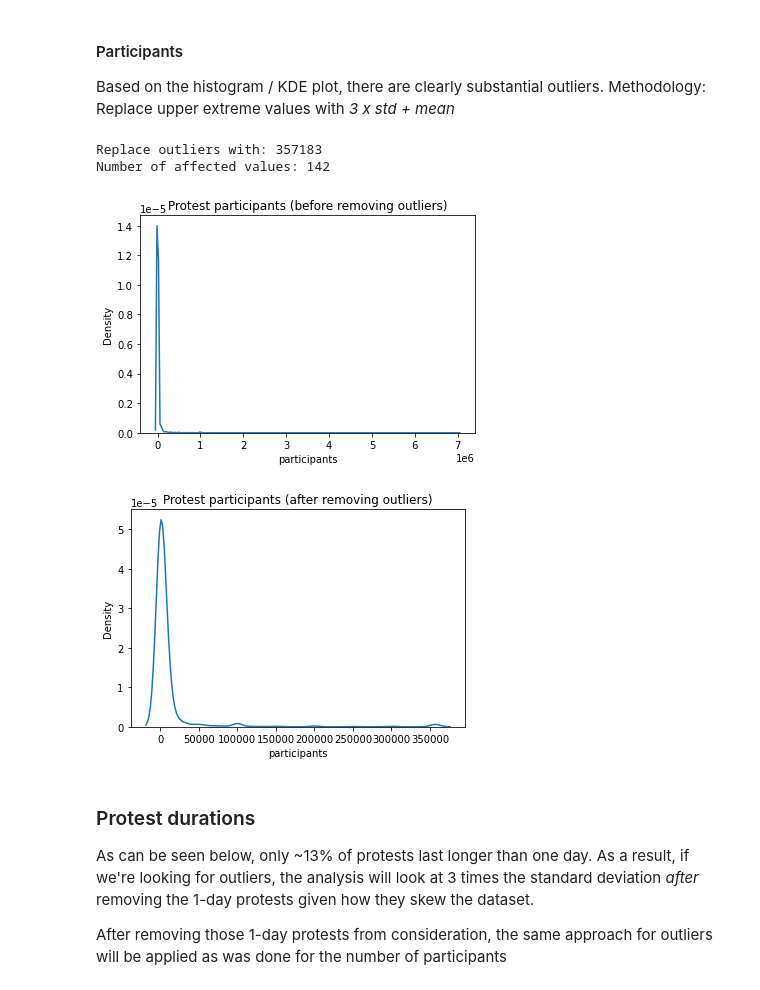
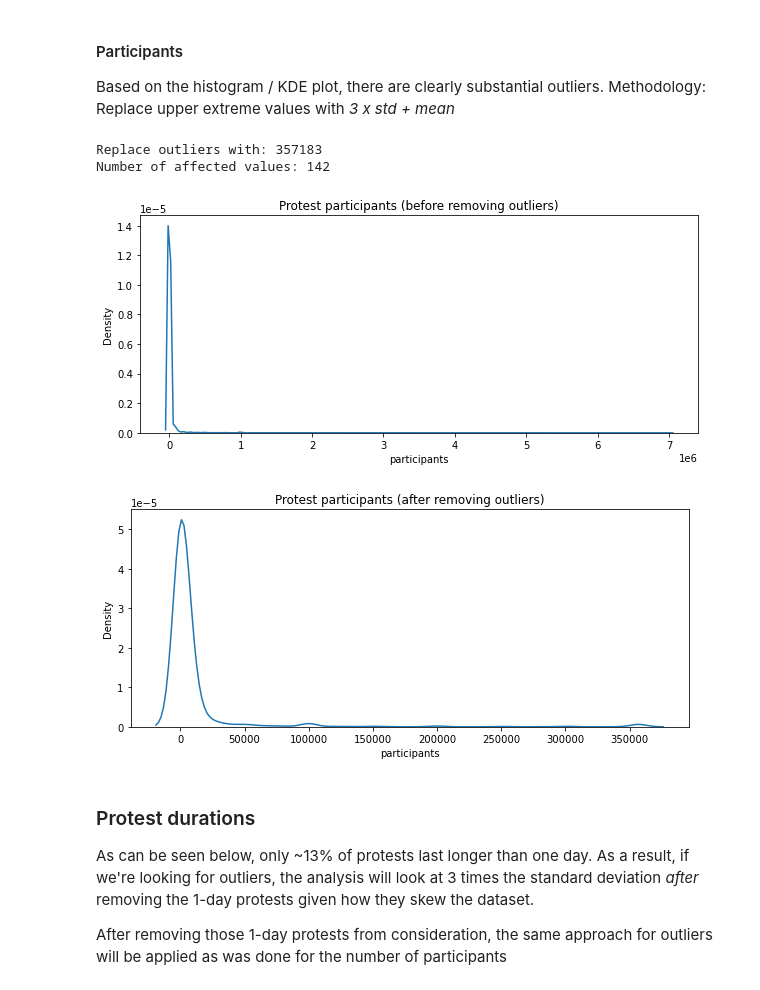
Before and after one commit to sethnlewis/Predicting-Political-Revolutions, a Jupyter notebook: notebooks/Clean - protests.ipynb, the cells around one changed output. Drawn from its saved outputs; the diff is of its cells as text; code cells hidden in the pictures.

```diff
--- a/notebooks/Clean - protests.ipynb
+++ b/notebooks/Clean - protests.ipynb
@@ -1196,25 +1200,25 @@ Based on the histogram / KDE plot, there are clearly substantial outliers. Metho
 # %%
 # Calculate the replacement value
 max_value = int(df_clean.participants.mean() + 3*df_clean.participants.std())
 print('Replace outliers with:', max_value)
 print('Number of affected values:', df_clean.loc[df_clean.participants>max_value].shape[0])
 
 # Before removing outliers
-plt.figure()
+plt.figure(figsize=(10, 4))
 sns.kdeplot(x=df_clean.participants)
 plt.title('Protest participants (before removing outliers)')
 plt.show()
 
 # After removing outliers
 df_clean.loc[df_clean.participants>max_value, 'participants'] = max_value
-plt.figure()
+plt.figure(figsize=(10, 4))
 sns.kdeplot(x=df_clean.participants)
 plt.title('Protest participants (after removing outliers)');
 # %% [output]
 Replace outliers with: 357183
 Number of affected values: 142
-[figure, old version]
+[figure, new version]
-[figure, old version]
+[figure, new version]
 # %% [markdown]
 ### Protest durations
 As can be seen below, only ~13% of protests last longer than one day. As a result, if we're looking for outliers, the analysis will look at 3 times the standard deviation *after* removing the 1-day protests given how they skew the dataset.
```
Also changed, not shown: parts of 10 cells of this notebook, 6 other files.
